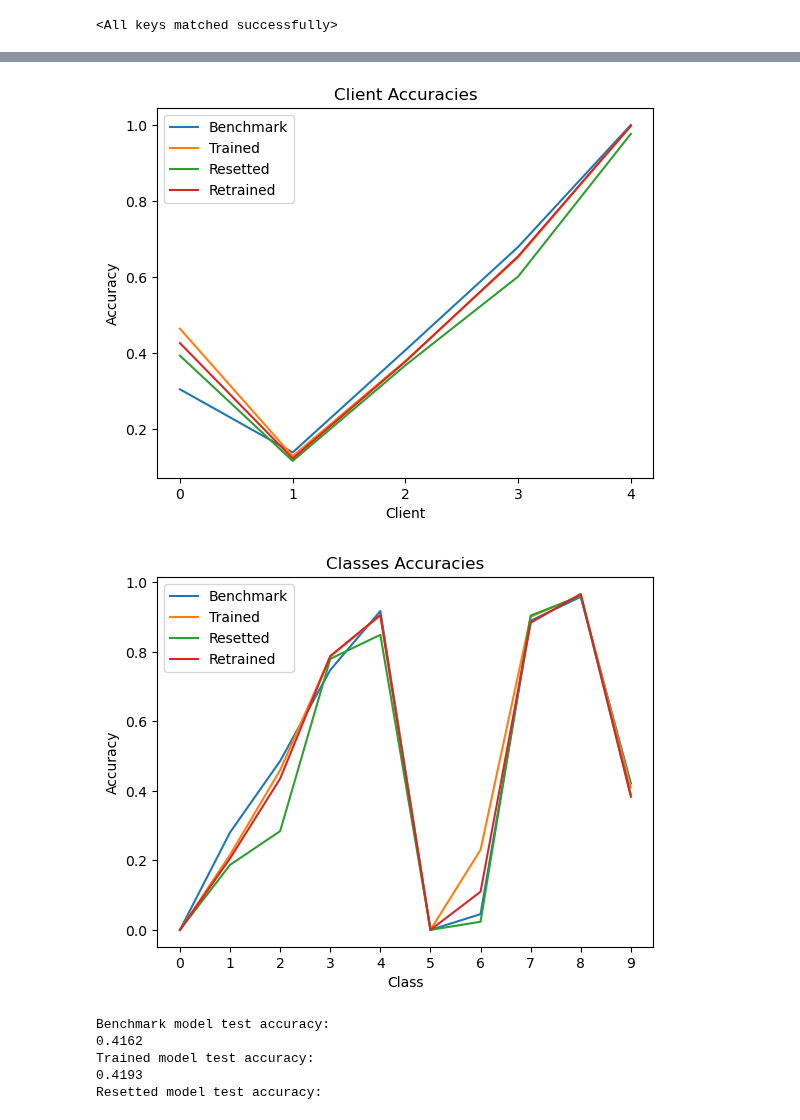
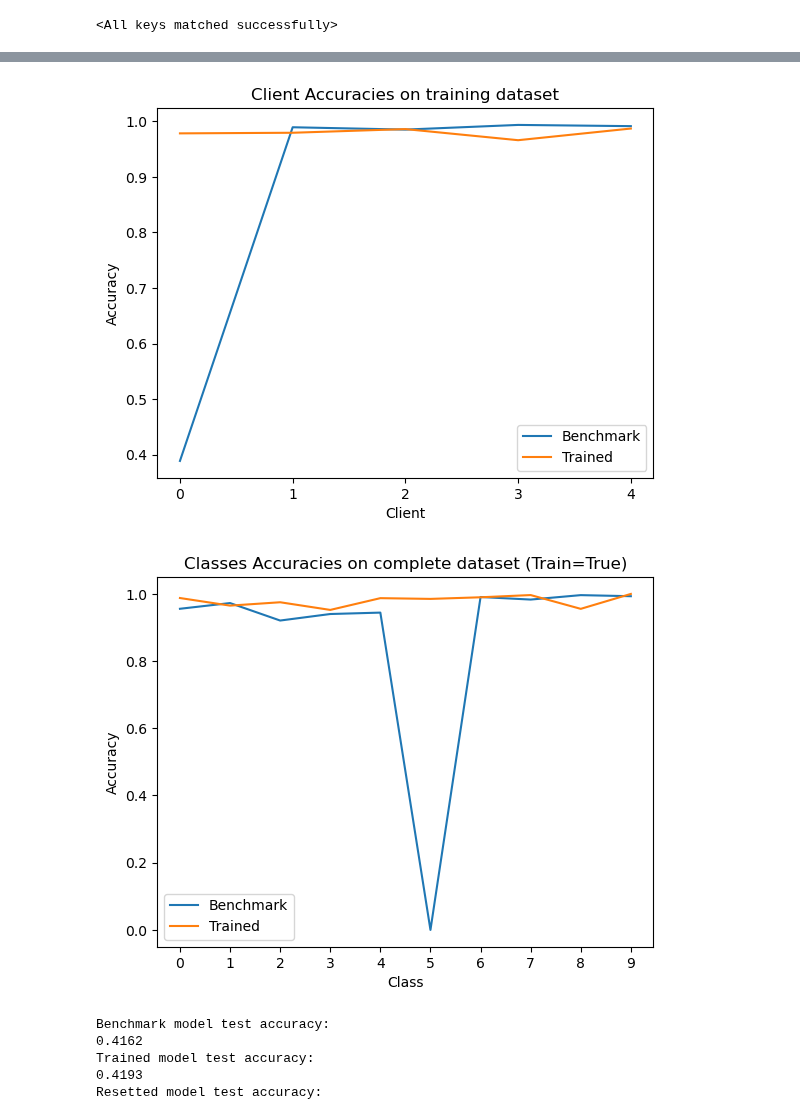
Before and after one commit to lorenzomanini/FedUnlearn-PE, a Jupyter notebook: vision_unlearn_Resdiual.ipynb, the cells around one changed output, grey strips where cells are left out. Saved outputs shown, nothing was run; the diff lists cells and outputs as text; code cells hidden in the pictures.

```diff
--- a/vision_unlearn_Resdiual.ipynb
+++ b/vision_unlearn_Resdiual.ipynb
@@ -20,16 +20,16 @@ from tqdm import tqdm
 
 from torchvision.models import resnet18
 # %%
-save_path = 'models/resnet2.pt'
-save_benchmark_path = 'models/resnet2_benchmark.pt'
-save_indices_path = 'indices/resnet2_indices.pt'
+save_path = 'models/resnet5.pt'
+save_benchmark_path = 'models/resnet5_benchmark.pt'
+save_indices_path = 'indices/resnet5_indices.pt'
 
 load_path = save_path
 load_benchmark_path = save_benchmark_path
 load_indices_path = save_indices_path
 
 LOAD_INDICES=False
-TRAIN=False
+TRAIN=True
 COMPUTE_INFO=False
 # %%
 data_transforms = {
@@ -277,7 +369,7 @@ def plot_confusion_matrix(conf_mat):
 import torch
 import torch.nn as nn
 from torch.optim.lr_scheduler import StepLR
-def trainer(model, loss_fn, client_dataloaders, epochs, learning_rate=0.01, validation_loader=None, device=None):
+def trainer(model, loss_fn, dataloader, epochs, learning_rate=0.01, validation_loader=None, device=None):
 
     if device is None:
         device = torch.device("cuda" if torch.cuda.is_available() else "cpu")
@@ -300,23 +392,22 @@ def trainer(model, loss_fn, client_dataloaders, epochs, learning_rate=0.01, vali
         running_loss = 0.0
         total_samples = 0
 
-        for client_loader in client_dataloaders:
-            for imgs, labels in client_loader:
-                imgs, labels = imgs.to(device), labels.to(device)
+        for imgs, labels in dataloader:
+            imgs, labels = imgs.to(device), labels.to(device)
 
-                # Zero gradients
-                optimizer.zero_grad()
+            # Zero gradients
+            optimizer.zero_grad()
 
-                # Forward pass
-                preds = model(imgs)
-                loss = loss_fn(preds, labels)
+            # Forward pass
+            preds = model(imgs)
+            loss = loss_fn(preds, labels)
 
-                # Backward pass and optimize
-                loss.backward()
-                optimizer.step()
+            # Backward pass and optimize
+            loss.backward()
+            optimizer.step()
 
-                running_loss += loss.item() * imgs.size(0) # Accumulate loss weighted by batch size
-                total_samples += imgs.size(0)
+            running_loss += loss.item() * imgs.size(0) # Accumulate loss weighted by batch size
+            total_samples += imgs.size(0)
 
         epoch_loss = running_loss / total_samples if total_samples > 0 else 0.0
         print(f"Epoch {epoch + 1}/{epochs}, Average Training Loss: {epoch_loss:.4f}, LR: {optimizer.param_groups[0]['lr']:.6f}")
@@ -368,9 +459,9 @@ model_benchmark = resnet18(num_classes = 10)
 loss_fn = nn.CrossEntropyLoss()
 
 if TRAIN:
-    model=trainer(model, loss_fn, client_dataloaders, epochs=100)
+    model=trainer(model, loss_fn, joint_dataloader, epochs=100)
     save_model_with_unique_name(model, save_path)
-    model_benchmark=trainer(model_benchmark, loss_fn, benchmark_dataloaders, epochs=100)
+    model_benchmark=trainer(model_benchmark, loss_fn, joint_benchmark_dataloader, epochs=100)
     save_model_with_unique_name(model_benchmark, save_benchmark_path)
 
 else:
@@ -591,8 +678,8 @@ Confusion matrix retrained:
 
 plt.plot(compute_dataloaders_accuracy(model_benchmark, client_dataloaders), label='Benchmark')
 plt.plot(compute_dataloaders_accuracy(model, client_dataloaders), label='Trained')
-plt.plot(compute_dataloaders_accuracy(resetted_model, client_dataloaders), label='Resetted')
-plt.plot(compute_dataloaders_accuracy(retrained_model, client_dataloaders), label='Retrained')
+#plt.plot(compute_dataloaders_accuracy(resetted_model, client_dataloaders), label='Resetted')
+#plt.plot(compute_dataloaders_accuracy(retrained_model, client_dataloaders), label='Retrained')
 plt.legend()
 plt.xlabel('Client')
 plt.xticks(np.arange(0, 5, 1))
@@ -600,21 +687,21 @@ plt.ylabel('Accuracy')
 plt.title('Client Accuracies on training dataset')
 plt.show()
 # %% [output]
-[figure, old version]
+[figure, new version]
 # %%
 
 plt.plot(compute_dataloaders_accuracy(model_benchmark, classes_dataloaders), label='Benchmark')
 plt.plot(compute_dataloaders_accuracy(model, classes_dataloaders), label='Trained')
-plt.plot(compute_dataloaders_accuracy(resetted_model, classes_dataloaders), label='Resetted')
-plt.plot(compute_dataloaders_accuracy(retrained_model, classes_dataloaders), label='Retrained')
+#plt.plot(compute_dataloaders_accuracy(resetted_model, classes_dataloaders), label='Resetted')
+#plt.plot(compute_dataloaders_accuracy(retrained_model, classes_dataloaders), label='Retrained')
 plt.legend()
 plt.xlabel('Class')
 plt.xticks(np.arange(0, 10, 1))
 plt.ylabel('Accuracy')
 plt.title('Classes Accuracies on complete dataset (Train=True)')
 plt.show()
 # %% [output]
-[figure, old version]
+[figure, new version]
 # %%
 print("Benchmark model test accuracy:")
 print(compute_accuracy(model_benchmark, test_dataloader))
```
Also changed, not shown: parts of 7 cells of this notebook.
